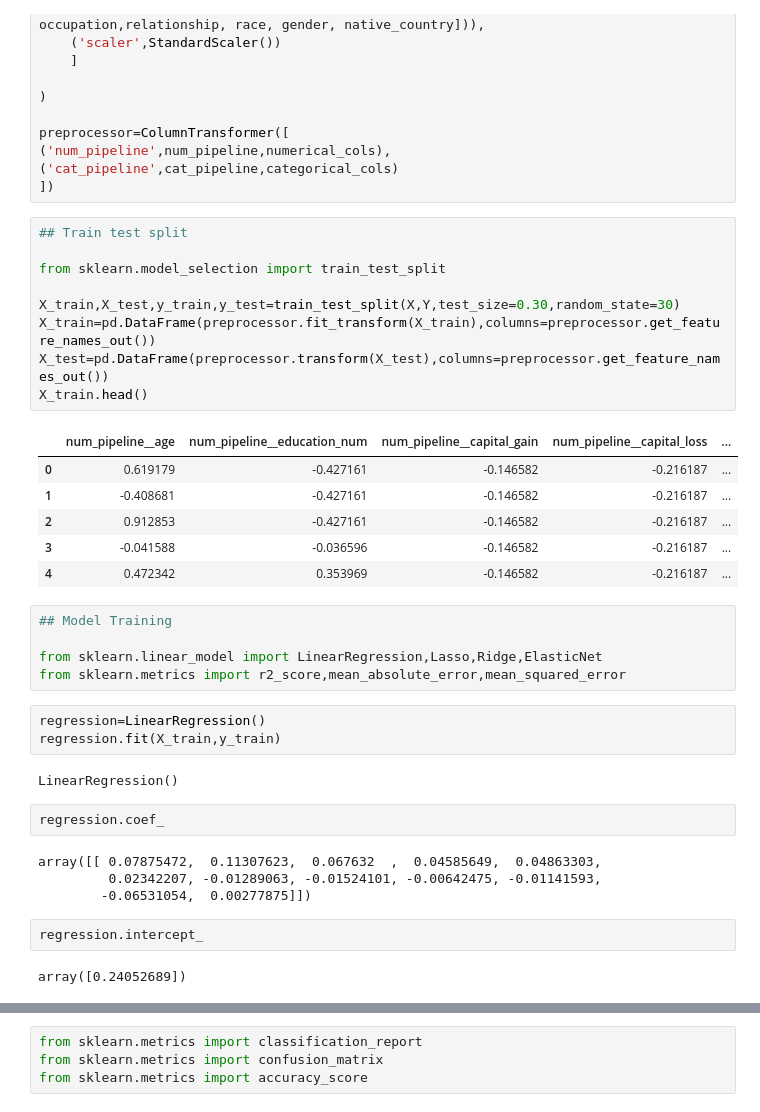
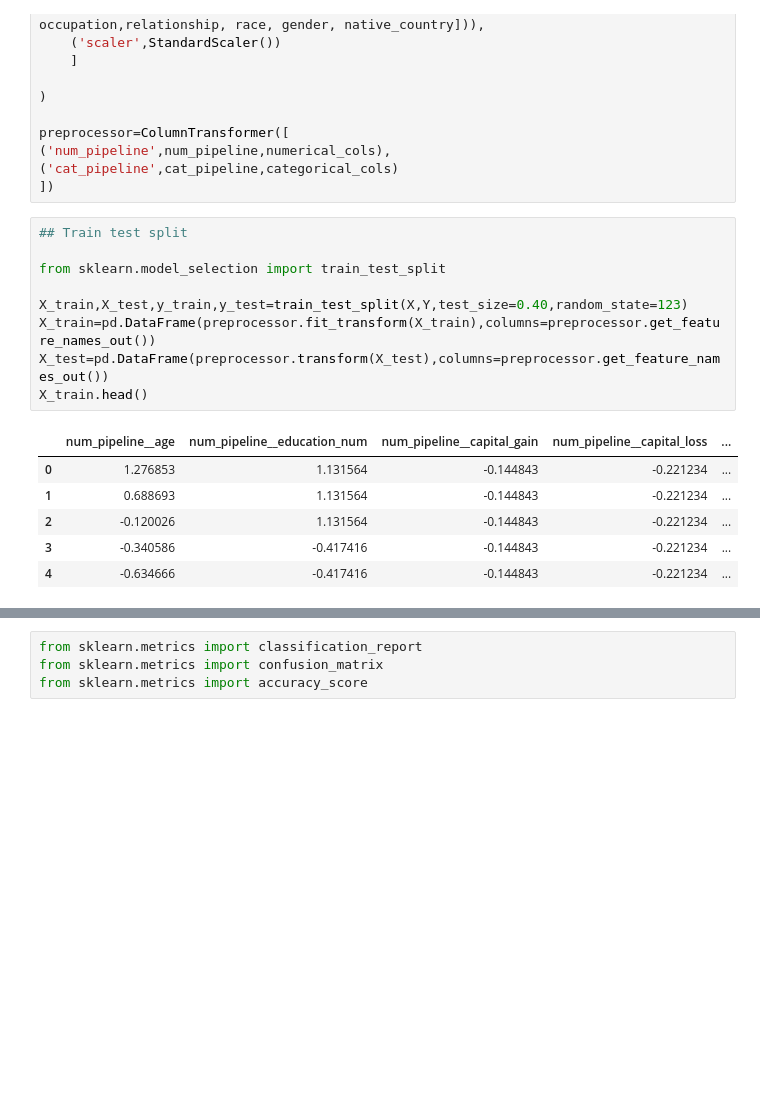
Before and after one commit to shahin28jan/adult_census_income_prediction, a Jupyter notebook: notebook/Model Training.ipynb, the cells around one changed output, grey strips where cells are left out. Drawn from its saved outputs; the diff is of its cells as text; blank space fills up the shorter version.

```diff
--- a/notebook/Model Training.ipynb
+++ b/notebook/Model Training.ipynb
@@ -238,36 +238,16 @@ preprocessor=ColumnTransformer([
 # %%
 ## Train test split
 
 from sklearn.model_selection import train_test_split
 
-X_train,X_test,y_train,y_test=train_test_split(X,Y,test_size=0.30,random_state=30)
+X_train,X_test,y_train,y_test=train_test_split(X,Y,test_size=0.40,random_state=123)
 X_train=pd.DataFrame(preprocessor.fit_transform(X_train),columns=preprocessor.get_feature_names_out())
 X_test=pd.DataFrame(preprocessor.transform(X_test),columns=preprocessor.get_feature_names_out())
 X_train.head()
 # %% [output]
 |  | num_pipeline__age | num_pipeline__education_num | num_pipeline__capital_gain | num_pipeline__capital_loss | ... |
-| 0 | 0.619179 | -0.427161 | -0.146582 | -0.216187 | ... |
-| 1 | -0.408681 | -0.427161 | -0.146582 | -0.216187 | ... |
-| 2 | 0.912853 | -0.427161 | -0.146582 | -0.216187 | ... |
-| 3 | -0.041588 | -0.036596 | -0.146582 | -0.216187 | ... |
-| 4 | 0.472342 | 0.353969 | -0.146582 | -0.216187 | ... |
+| 0 | 1.276853 | 1.131564 | -0.144843 | -0.221234 | ... |
+| 1 | 0.688693 | 1.131564 | -0.144843 | -0.221234 | ... |
+| 2 | -0.120026 | 1.131564 | -0.144843 | -0.221234 | ... |
+| 3 | -0.340586 | -0.417416 | -0.144843 | -0.221234 | ... |
+| 4 | -0.634666 | -0.417416 | -0.144843 | -0.221234 | ... |
-# %%
-## Model Training
-
-from sklearn.linear_model import LinearRegression,Lasso,Ridge,ElasticNet
-from sklearn.metrics import r2_score,mean_absolute_error,mean_squared_error
-# %%
-regression=LinearRegression()
-regression.fit(X_train,y_train)
-# %% [output]
-LinearRegression()
-# %%
-regression.coef_
-# %% [output]
-array([[ 0.07875472,  0.11307623,  0.067632  ,  0.04585649,  0.04863303,
-         0.02342207, -0.01289063, -0.01524101, -0.00642475, -0.01141593,
-        -0.06531054,  0.00277875]])
-# %%
-regression.intercept_
-# %% [output]
-array([0.24052689])
```
Also changed, not shown: parts of 11 cells of this notebook, 7 other files.
